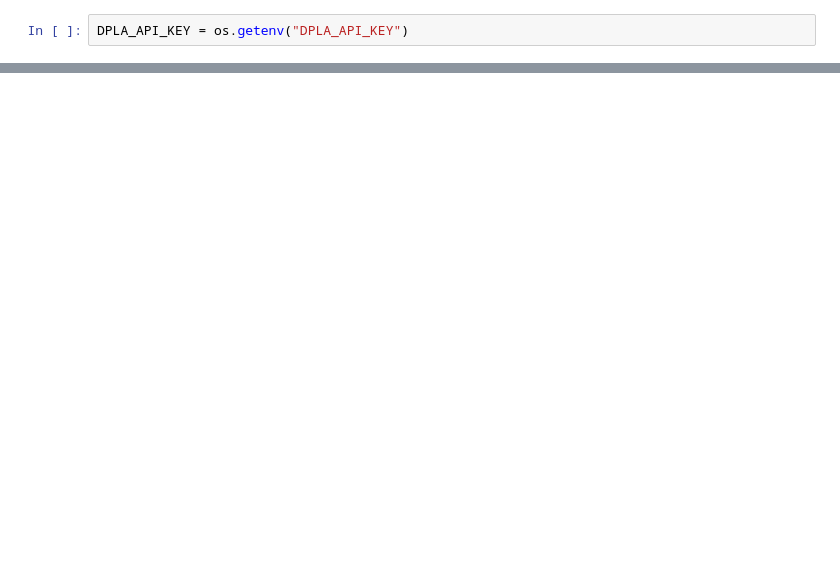
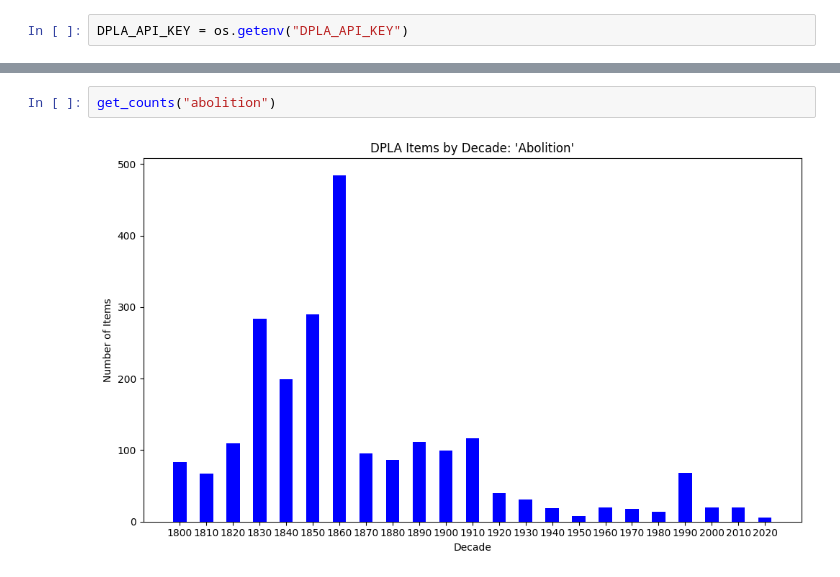
Before and after one commit to kmuhle/ProgrammingHistorianLesson, a Jupyter notebook: Code.ipynb, the cells around one changed output, grey strips where cells are left out. Cells and saved outputs as stored; diff of their text form; blank space fills up the shorter version.

```diff
--- a/Code.ipynb
+++ b/Code.ipynb
@@ -47,0 +76,4 @@ plt.show()
+# %%
+get_counts("abolition")
+# %% [output]
+[figure, added]
```
Also changed, not shown: parts of 9 cells of this notebook.
